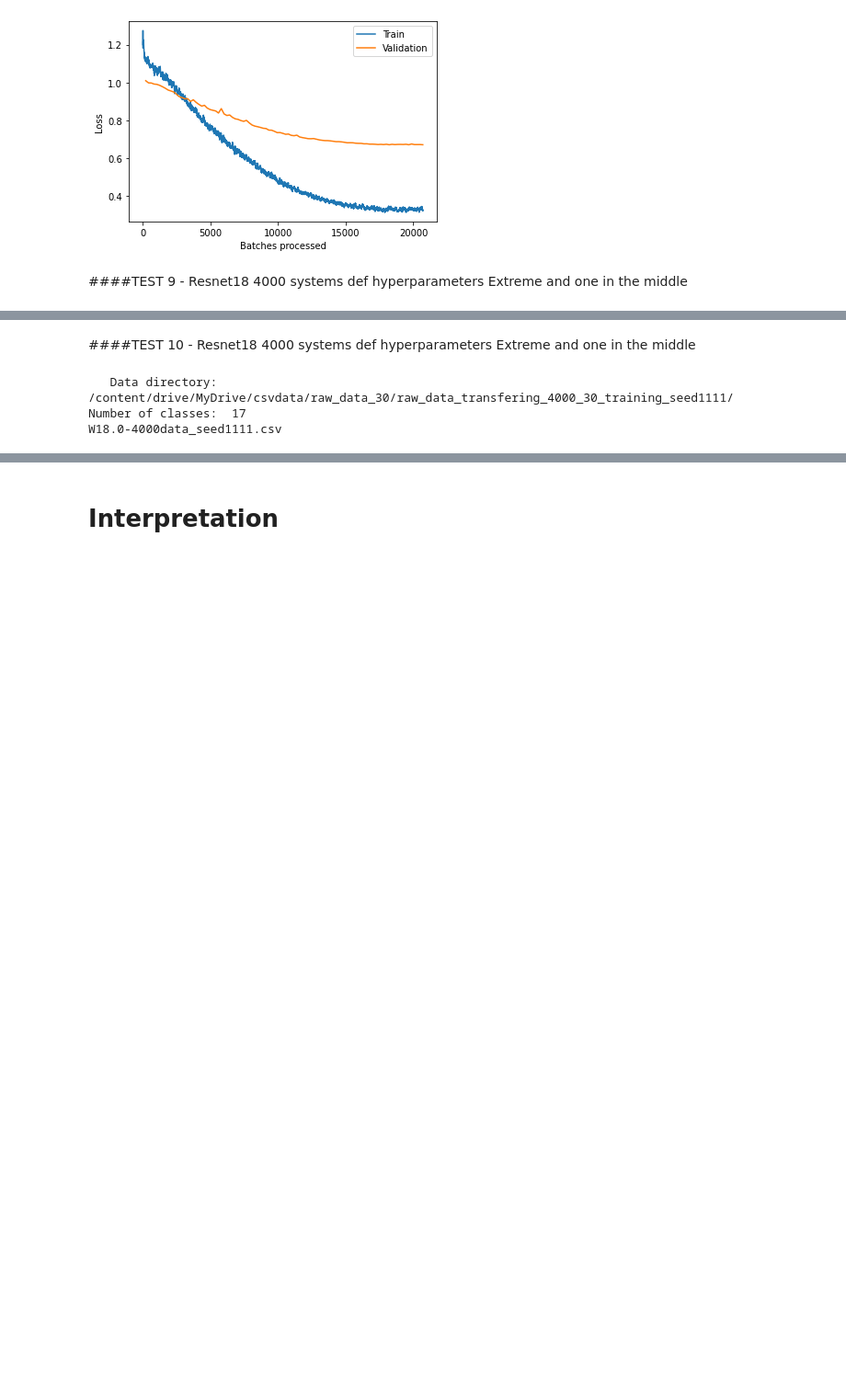
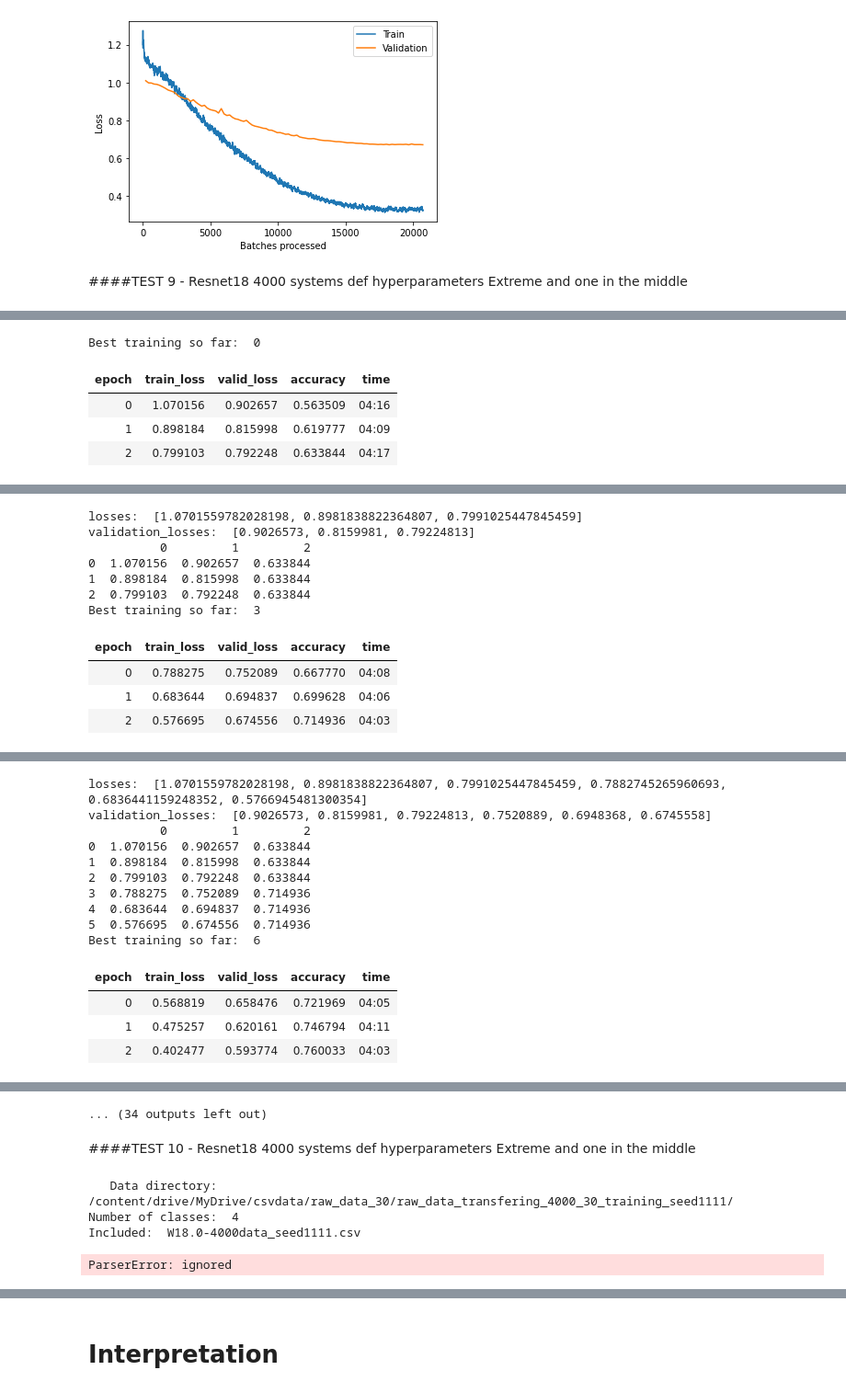
Before and after one commit to XateroX/MachineLearning-3DAnderson, a Jupyter notebook: GColab_AM_Train_3D_FastAI.ipynb, the cells around one changed output, grey strips where cells are left out. Shown at 92% size. Saved outputs shown, nothing was run; the diff lists cells and outputs as text; code cells hidden in the pictures; blank space fills up the shorter version.

```diff
--- a/GColab_AM_Train_3D_FastAI.ipynb
+++ b/GColab_AM_Train_3D_FastAI.ipynb
@@ -127,7 +127,6 @@ def to_list(list):
 def convert_to_csv(c_array, name):
   headerlist = ["Training Loss","Validation Loss", "Accuracy"]
   c_array = np.array(c_array)
-  #c_array = np.transpose(c_array)
+  c_array = np.transpose(c_array)
   c_array_df = pd.DataFrame(c_array)
-  print(c_array_df)
   c_array_df.to_csv("/content/drive/MyDrive/test_results/"+name+".csv",header=headerlist)
@@ -647,7 +669,7 @@ def optimise_bayesian(pbounds,fit_with):
 # %% [markdown]
 ##Training Functions
 # %%
-def train_max_epochs(epoch_goal, lr=0.01, mom=0, weight_decay=0, epoch_chunk=5, save=True):
+def train_max_epochs(epoch_goal, lr=0.01, mom=0, weight_decay=0, epoch_chunk=5, save=True, csv_name="TEST"):
   n_epochs_total = 0
   #learn.unfreeze()
   accuracy          = []
@@ -678,14 +700,19 @@ def train_max_epochs(epoch_goal, lr=0.01, mom=0, weight_decay=0, epoch_chunk=5,
       +'-max_lr='+str(lr)
       +'-mom='+str(mom))
 
+
     acc = float(learn.validate(learn.data.valid_dl)[1])
-    accuracy.append(acc)
+    for i in range(epoch_chunk):
+      accuracy.append(acc)
     for c_val_loss in learn.recorder.val_losses:
       validation_losses.append(c_val_loss)
     for i in range(1,epoch_chunk+1):
       training_losses.append(learn.recorder.losses[i*n_batches-1].item())
     print("losses: ", training_losses)
     print("validation_losses: ", validation_losses)
+
+    if save:
+      convert_to_csv([training_losses, validation_losses, accuracy], csv_name)
   learn.recorder.plot_metrics()
   learn.recorder.plot_losses()
   return training_losses, validation_losses, accuracy
@@ -1196,3 +1245,8 @@ ParserError: ignored
 # %%
-results = train_max_epochs(100,lr=0.3, epoch_chunk=10)
-local_tests["TEST 9"] = [results[0],results[1],results[2]]
+results = train_max_epochs(30,lr=0.2, epoch_chunk=3, csv_name="TEST 9 Results")
+# %% [output]
+Best training so far:  0
+| epoch | train_loss | valid_loss | accuracy | time |
+| 0 | 1.070156 | 0.902657 | 0.563509 | 04:16 |
+| 1 | 0.898184 | 0.815998 | 0.619777 | 04:09 |
+| 2 | 0.799103 | 0.792248 | 0.633844 | 04:17 |
@@ -1198,0 +1255,11 @@ local_tests["TEST 9"] = [results[0],results[1],results[2]]
+losses:  [1.0701559782028198, 0.8981838822364807, 0.7991025447845459]
+validation_losses:  [0.9026573, 0.8159981, 0.79224813]
+          0         1         2
+0  1.070156  0.902657  0.633844
+1  0.898184  0.815998  0.633844
+2  0.799103  0.792248  0.633844
+Best training so far:  3
+| epoch | train_loss | valid_loss | accuracy | time |
+| 0 | 0.788275 | 0.752089 | 0.667770 | 04:08 |
+| 1 | 0.683644 | 0.694837 | 0.699628 | 04:06 |
+| 2 | 0.576695 | 0.674556 | 0.714936 | 04:03 |
@@ -1198,0 +1268,14 @@ local_tests["TEST 9"] = [results[0],results[1],results[2]]
+losses:  [1.0701559782028198, 0.8981838822364807, 0.7991025447845459, 0.7882745265960693, 0.6836441159248352, 0.5766945481300354]
+validation_losses:  [0.9026573, 0.8159981, 0.79224813, 0.7520889, 0.6948368, 0.6745558]
+          0         1         2
+0  1.070156  0.902657  0.633844
+1  0.898184  0.815998  0.633844
+2  0.799103  0.792248  0.633844
+3  0.788275  0.752089  0.714936
+4  0.683644  0.694837  0.714936
+5  0.576695  0.674556  0.714936
+Best training so far:  6
+| epoch | train_loss | valid_loss | accuracy | time |
+| 0 | 0.568819 | 0.658476 | 0.721969 | 04:05 |
+| 1 | 0.475257 | 0.620161 | 0.746794 | 04:11 |
+| 2 | 0.402477 | 0.593774 | 0.760033 | 04:03 |
@@ -1198,0 +1284 @@ local_tests["TEST 9"] = [results[0],results[1],results[2]]
+... (34 outputs left out)
@@ -1207,9 +1291,10 @@ d_type   = d_type_opt[0]
 seed     = str(1111)
 sys_size = 30
 
-create_learner(folder, d_type, seed, sys_size, extr=False, batch_size=120, model=models.resnet18, model_str='resnet18', inc_spec_features=[-1,0,6,11])
+create_learner(folder, d_type, seed, sys_size, extr=False, batch_size=1024, model=models.resnet18, model_str='resnet18', inc_spec_features=[-1,0,6,11])
 # %% [output]
    Data directory:  /content/drive/MyDrive/csvdata/raw_data_30/raw_data_transfering_4000_30_training_seed1111/
-Number of classes:  17
-W18.0-4000data_seed1111.csv
+Number of classes:  4
+Included:  W18.0-4000data_seed1111.csv
+ParserError: ignored
 # %%
```
Also changed, not shown: parts of 11 cells of this notebook.
